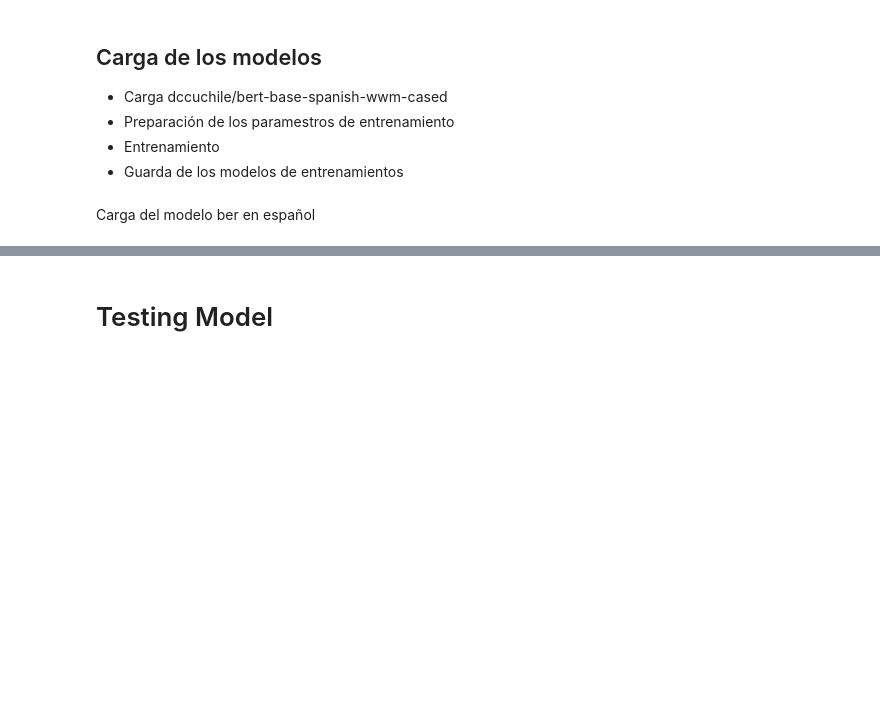
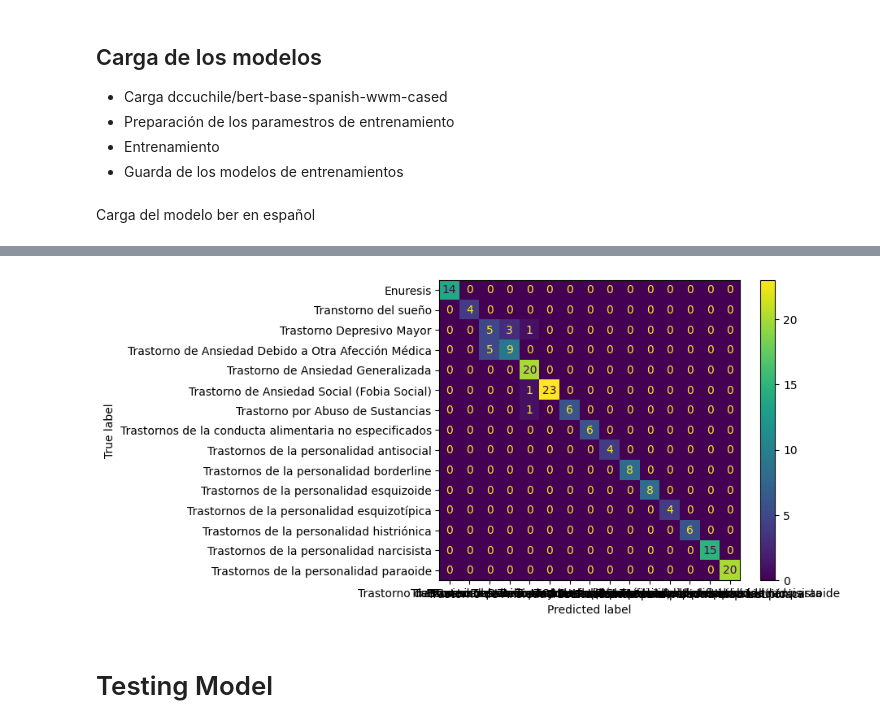
Before and after one commit to edmenciab733/hackaton2023, a Jupyter notebook: diagnostico_trastornos_edgar.ipynb, the cells around one changed output, grey strips where cells are left out. Saved outputs shown, nothing was run; the diff lists cells and outputs as text; code cells hidden in the pictures; blank space fills up the shorter version.

```diff
--- a/diagnostico_trastornos_edgar.ipynb
+++ b/diagnostico_trastornos_edgar.ipynb
@@ -233 +257,3 @@ trainer.evaluate(tokenized_datasets["test"])
  'epoch': 3.0}
+# %%
+predict= trainer.predict(tokenized_datasets["test"])
@@ -234,3 +262,15 @@ trainer.evaluate(tokenized_datasets["test"])
+# %%
+preds = np.argmax(predict.predictions, axis=-1)
+# %%
+df_evaluate = pd.DataFrame(tokenized_datasets["test"] )
+df_evaluate['prediction'] = preds
+# %%
+confusion_matrix = metrics.confusion_matrix(df_evaluate['label'], df_evaluate['prediction'])
+cm_display = metrics.ConfusionMatrixDisplay(confusion_matrix = confusion_matrix, display_labels = labelencoder.classes_)
+cm_display.plot()
+plt.show()
+# %% [output]
+[figure, added]
 # %%
 model_id_custom = "./diagnotico_fine_tunning_transformer"
 # Save tokenizer
```
Also changed, not shown: parts of 18 cells of this notebook.
